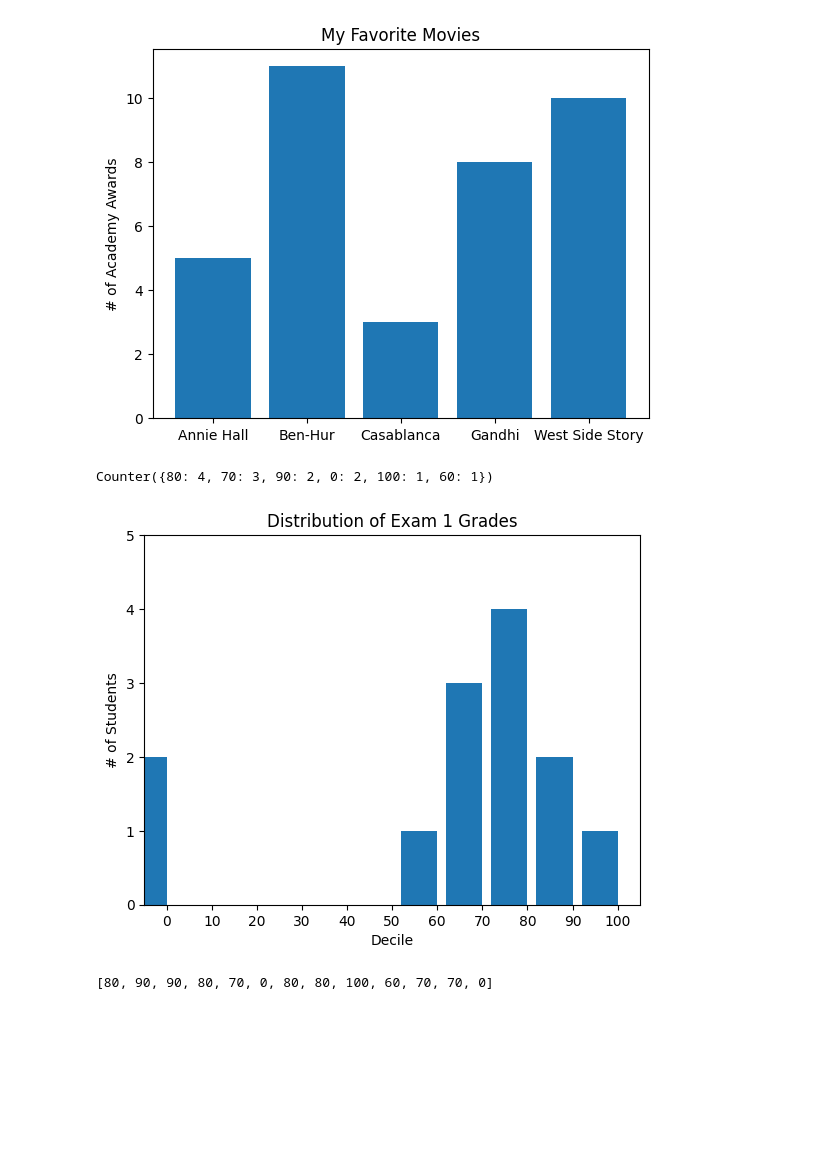
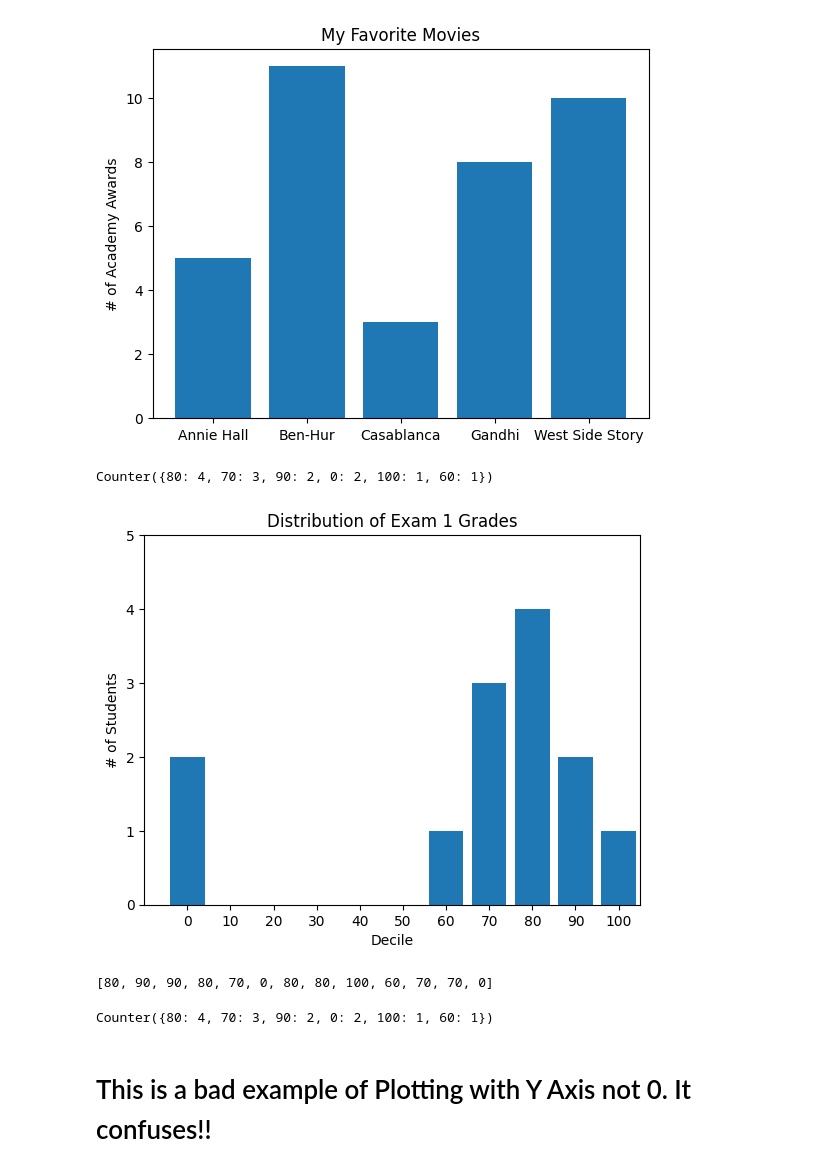
Before and after one commit to jeesaugustine/DataScienceFromScratch, a Jupyter notebook: Chapter3_VizData/Visualizing Data.ipynb, the cells around one changed output. Saved outputs shown, nothing was run; the diff lists cells and outputs as text; code cells hidden in the pictures; blank space fills up the shorter version.

```diff
--- a/Chapter3_VizData/Visualizing Data.ipynb
+++ b/Chapter3_VizData/Visualizing Data.ipynb
@@ -37,24 +37,32 @@ plt.show()
 # %%
 grades = [83,95,91,87,70,0,85,82,100,67,73,77,0]
 decile = lambda grade: (grade // 10) * 10
 
-histogram = Counter(decile(grade) for grade in grades)
+histogram = Counter(map(decile, grades))
 print(histogram)
-plt.bar([x - 4 for x in histogram.keys()], # shift each bar to the left by 4
-                       histogram.values(), # give each bar its correct height
-                                        8) # give each bar a width of 8
-plt.axis([-5, 105, 0, 5]) # x-axis from -5 to 105,
+plt.bar([x for x in histogram.keys()], # shift each bar to the left by 4
+                   histogram.values(), # give each bar its correct height
+                                    8) # give each bar a width of 8
+plt.axis([-10, 105, 0, 5]) # x-axis from -5 to 105,
 # y-axis from 0 to 5
 # x-axis labels at 0, 10, ..., 100
 plt.xticks([10 * i for i in range(11)])
 plt.xlabel("Decile")
 plt.ylabel("# of Students")
 plt.title("Distribution of Exam 1 Grades")
 plt.show()
 # %% [output]
 Counter({80: 4, 70: 3, 90: 2, 0: 2, 100: 1, 60: 1})
-[figure, old version]
+[figure, new version]
 # %%
 [decile(grade) for grade in grades]
 # %% [output]
 [80, 90, 90, 80, 70, 0, 80, 80, 100, 60, 70, 70, 0]
+# %%
+grades = [83,95,91,87,70,0,85,82,100,67,73,77,0]
+decile = lambda grade: (grade // 10) * 10
+print(Counter(map(decile, grades)))
+# %% [output]
+Counter({80: 4, 70: 3, 90: 2, 0: 2, 100: 1, 60: 1})
+# %% [markdown]
+# This is a bad example of Plotting with Y Axis not 0. It confuses!!
```
Also changed, not shown: parts of 9 cells of this notebook.
